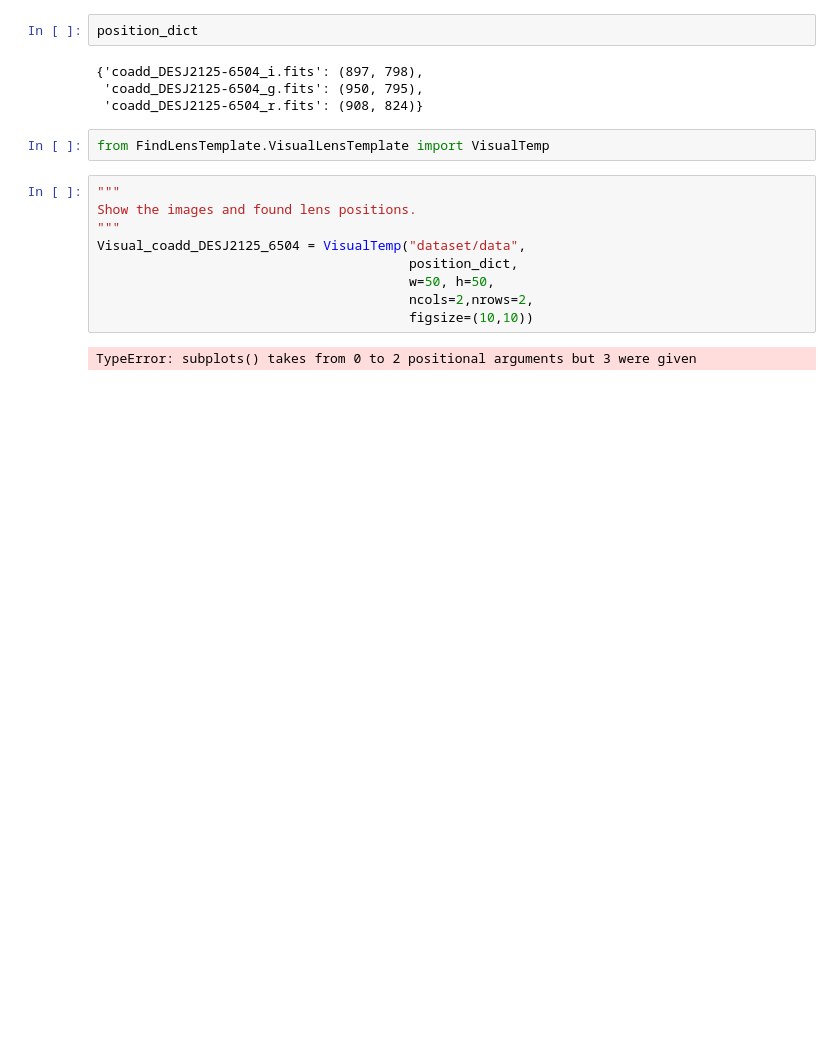
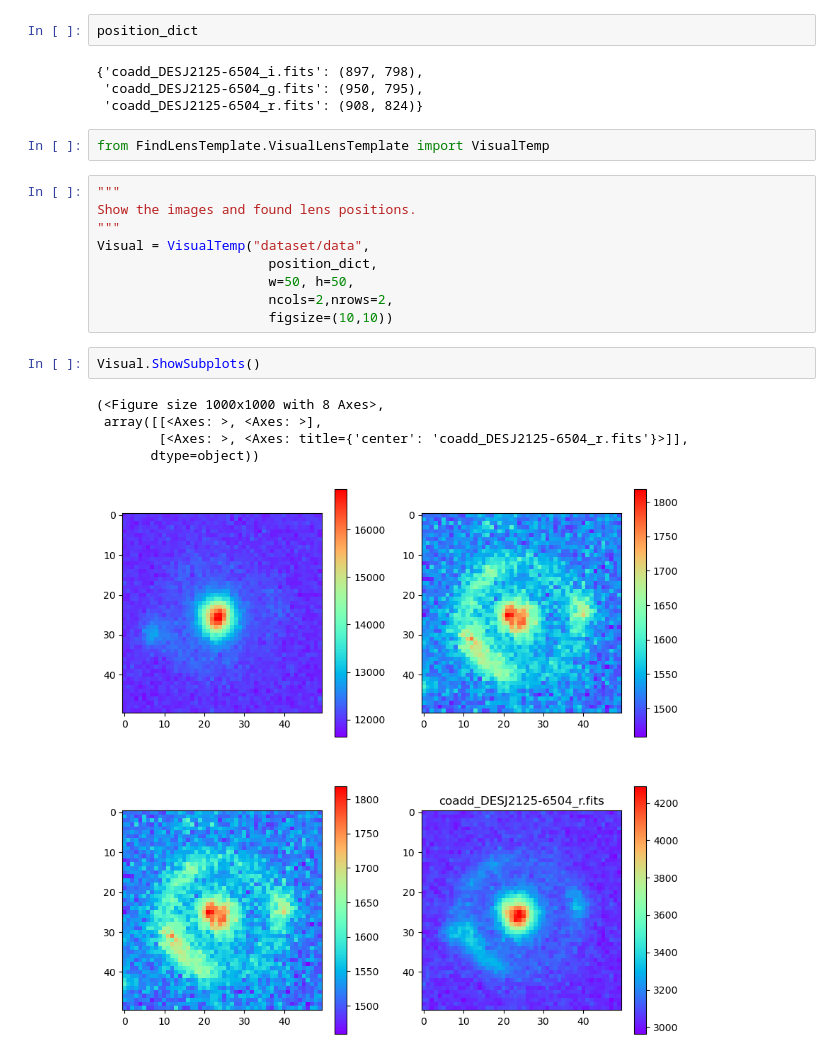
Before and after one commit to Cywtim/LensMatching, a Jupyter notebook: tutorial.ipynb, the cells around one changed output. Cells and saved outputs as stored; diff of their text form; blank space fills up the shorter version.

Commit message:
Cyan: add some things on visualization

```diff
--- a/tutorial.ipynb
+++ b/tutorial.ipynb
@@ -68,10 +68,16 @@ from FindLensTemplate.VisualLensTemplate import VisualTemp
 """
 Show the images and found lens positions.
 """
-Visual_coadd_DESJ2125_6504 = VisualTemp("dataset/data",
-                                        position_dict,
-                                        w=50, h=50,
-                                        ncols=2,nrows=2,
-                                        figsize=(10,10))
+Visual = VisualTemp("dataset/data",
+                      position_dict,
+                      w=50, h=50,
+                      ncols=2,nrows=2,
+                      figsize=(10,10))
-# %% [output]
-TypeError: subplots() takes from 0 to 2 positional arguments but 3 were given
+# %%
+Visual.ShowSubplots()
+# %% [output]
+(<Figure size 1000x1000 with 8 Axes>,
+ array([[<Axes: >, <Axes: >],
+        [<Axes: >, <Axes: title={'center': 'coadd_DESJ2125-6504_r.fits'}>]],
+       dtype=object))
+[figure, added]
```
Also changed, not shown: 2 other files.
